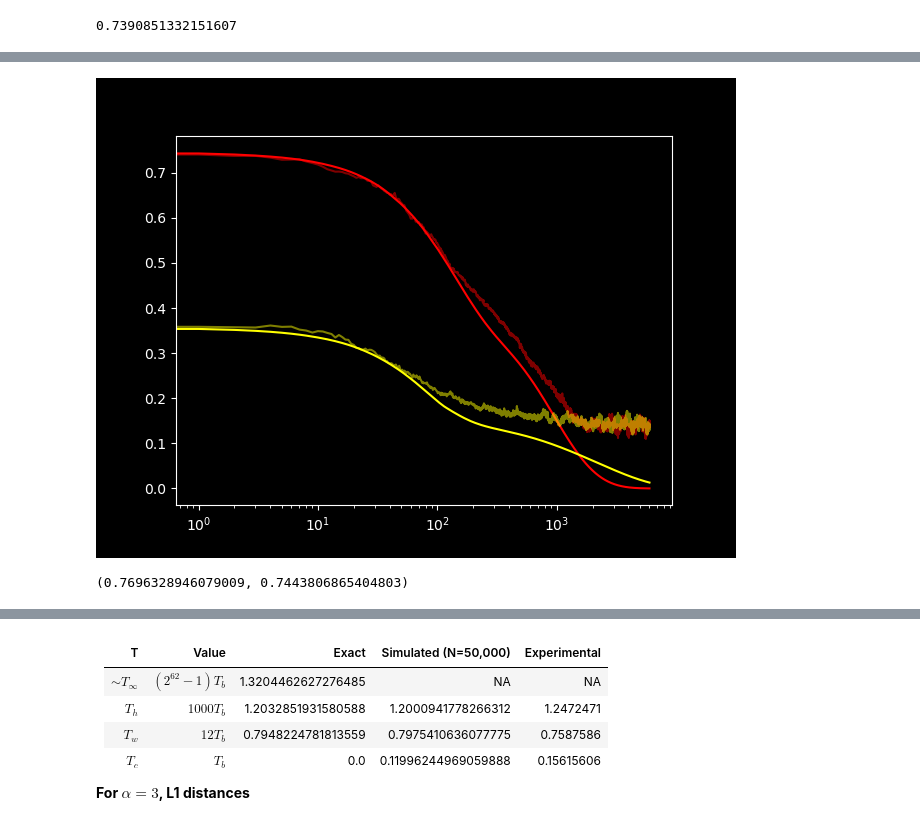
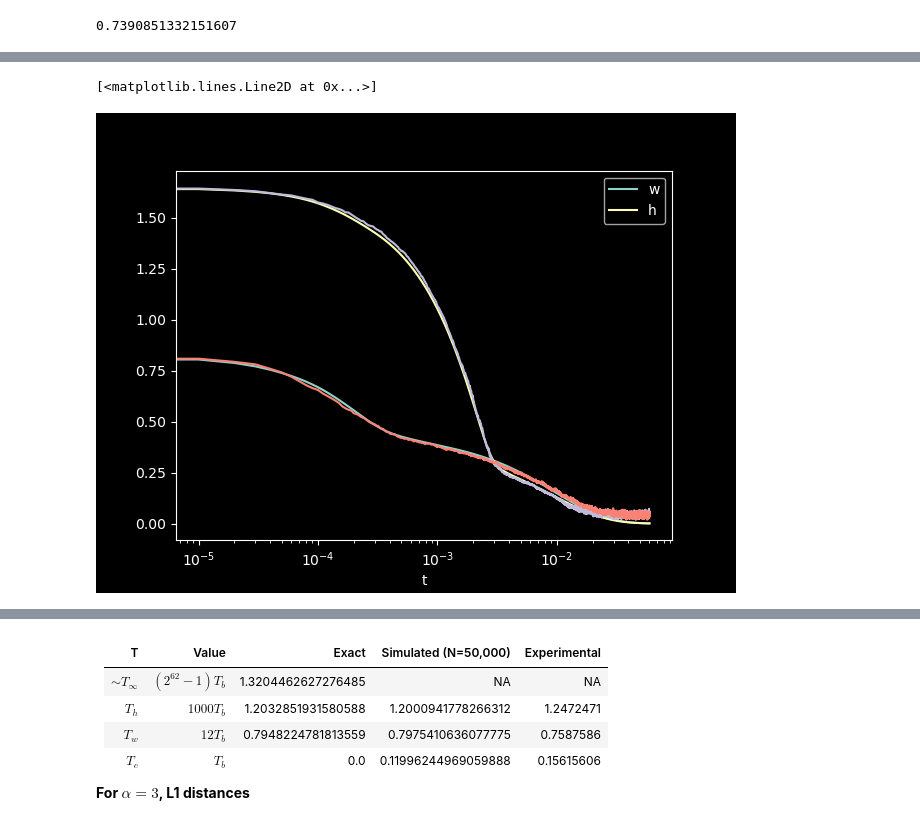
Before and after one commit to Element200/mpemba_langevin, a Jupyter notebook: mpemba.ipynb, the cells around one changed output, grey strips where cells are left out. Drawn from its saved outputs; the diff is of its cells as text; code cells hidden in the pictures.

```diff
--- a/mpemba.ipynb
+++ b/mpemba.ipynb
@@ -339,7 +366,7 @@ plt.show()
 
 # langevin_simulation(np.array([0]), temperature_function = lambda t: exponential_decay(t, 100*dt, T='h'), infinite_wall=True)
 # %%
-BINS = 900
+BINS = 100
 
 binned_active_domain = np.linspace(x_min, x_max, BINS)
 
@@ -350,12 +377,13 @@ print(f"Inefficiency = {inefficiencies}")
 inefficiency = (global_max-global_min)/(x_max-x_min)
 
 if inefficiency > 1:
-    binned_active_range = np.linspace(global_min, global_max, round(BINS*inefficiency))
+    binned_active_range0 = np.linspace(global_min, global_max, round(BINS*inefficiency)-1)
 else:
-    binned_active_range = np.linspace(global_min, global_max, BINS)
+    binned_active_range0 = np.linspace(global_min, global_max, BINS-1)
 
-dx = binned_active_range[1]-binned_active_range[0]
-binned_active_range += dx/2 # We must calculate distributions from the *centres* of the bins, not the edges!
+dx = binned_active_range0[1]-binned_active_range0[0]
+binned_active_range0 += dx/2 # We must calculate distributions from the *centres* of the bins, not the edges!
+binned_active_range = np.insert(binned_active_range0, 0, binned_active_range0[0]-dx)
 
 
 if not (inefficiency > 100):
@@ -368,11 +396,13 @@ if not (inefficiency > 100):
     heights_init, bins_init = {}, {}
     heights_fin, bins_fin = {}, {}
     heights_mid, bins_mid = {}, {}
+    heights_mid2 = {}
 
     for T in temperature:
-        heights_init[T], bins_init[T] = np.histogram(results[T][:,0], bins=binned_active_range)
-        heights_mid[T], bins_mid[T] = np.histogram(results[T][:,100], bins=binned_active_range)
-        heights_fin[T], bins_fin[T] = np.histogram(results[T][:,-1], bins=binned_active_range)
+        heights_init[T] = np.histogram(results[T][:,0], bins=binned_active_range)[0]
+        heights_mid[T] = np.histogram(results[T][:,341], bins=binned_active_range)[0]
+        heights_mid2[T] = np.histogram(results[T][:,382], bins=binned_active_range)[0]
+        heights_fin[T] = np.histogram(results[T][:,-1], bins=binned_active_range)[0]
 # plt.hist(results['h'].T[-1], bins='auto', density=True)
 # plt.hist(results['h'].T[0])
 # plt.plot(active_range, final_distro, 'w')
@@ -413,7 +509,7 @@ distances = {}
 heights = {}
 reshaped_final_distro = np.reshape(binned_final_distro[:-1],(len(binned_final_distro)-1,1)) # We reshape the final distro like this so we can vectorise the L1 distance: this turns it from a size=(n-1) array into a ((n-1),1) size array that you can subtract from a size ((n-1), number_of_timesteps) array without errors.
 for T in tqdm(temperature):
-    heights[T] = np.apply_along_axis(lambda x: np.histogram(x, bins=binned_active_range)[0], axis=0, arr=results[T])
+    heights[T] = np.apply_along_axis(lambda x: np.histogram(x, bins=binned_active_range-dx/2)[0], axis=0, arr=results[T]) # Subtract off the dx/2 we added earlier so that the histogramming is done properly
     distances[T] = L1(heights[T]/N, reshaped_final_distro, axis=0)
     # Vectorised: about 2x faster than below unvectorised code.
 
@@ -462,30 +633,31 @@ def export(parent_directory, params = {"E_b" : E_b, "E_tilt" : E_tilt, "E_shelf"
 # %%
 plt.close()
 %matplotlib widget
 import pandas as pd
 
-data = pd.read_csv("./TestData/MpembaW_test1.csv", names=["h", "w"])[:6000]
+data = pd.read_csv("./alpha=9,Th=1000,Tw=12,double_well.csv", names=["t","w","h"])[:6000]
+data.plot(x="t", logx=True)
+plt.semilogx(times, distances["h"][:-1])
+plt.semilogx(times, distances["w"][:-1])
+# data = pd.read_csv("./TestData/MpembaW_test1.csv", names=["h", "w"])[:6000]
 # data.plot(logx=True, color=['r','g'])
 
 # names = {'c': './alpha3_data/L1_cold.txt',
 #          'w': './alpha3_data/L1_warm.txt',
 #          'h': './alpha3_data/L1_hot.txt'}
 # data = {T: pd.read_table(names[T]) for T in ['c', 'w', 'h']}
-fig, ax = plt.subplots(1)
+# fig, ax = plt.subplots(1)
 # for T in ['h']
-for T in ['h', 'w']:
-    data[T].plot(ax=ax, logx=True, color=colours[T], alpha=1)
-    plt.semilogx(distances[T][:], color = colours[T], alpha=0.5)
+# for T in ['h', 'w']:
+#     data[T].plot(ax=ax, logx=True, color=colours[T], alpha=1)
+#     plt.semilogx(distances[T][:], color = colours[T], alpha=0.5)
 
-    # plt.semilogx(range(start_time, end_time), distances[T][start_time:end_time], color = colours[T], alpha=0.3)
-    # plt.semilogx(range(start_time, end_time), moving_average(distances[T], window=window)[start_time:end_time], color = colours[T])
-plt.show()
+#     # plt.semilogx(range(start_time, end_time), distances[T][start_time:end_time], color = colours[T], alpha=0.3)
+#     # plt.semilogx(range(start_time, end_time), moving_average(distances[T], window=window)[start_time:end_time], color = colours[T])
+# plt.show()
 # %% [output]
+[<matplotlib.lines.Line2D at 0x...>]
-[figure, old version]
+[figure, new version]
-# %%
-data['h'][0], distances['h'][0]
-# %% [output]
-(0.7696328946079009, 0.7443806865404803)
 # %%
 plt.close()
 potential_data = pd.read_csv("./TestData/MpembaW_test1_potential.csv", names=["x", "c", "w", "h"])
```
Also changed, not shown: parts of 41 cells of this notebook, 2 other files.
